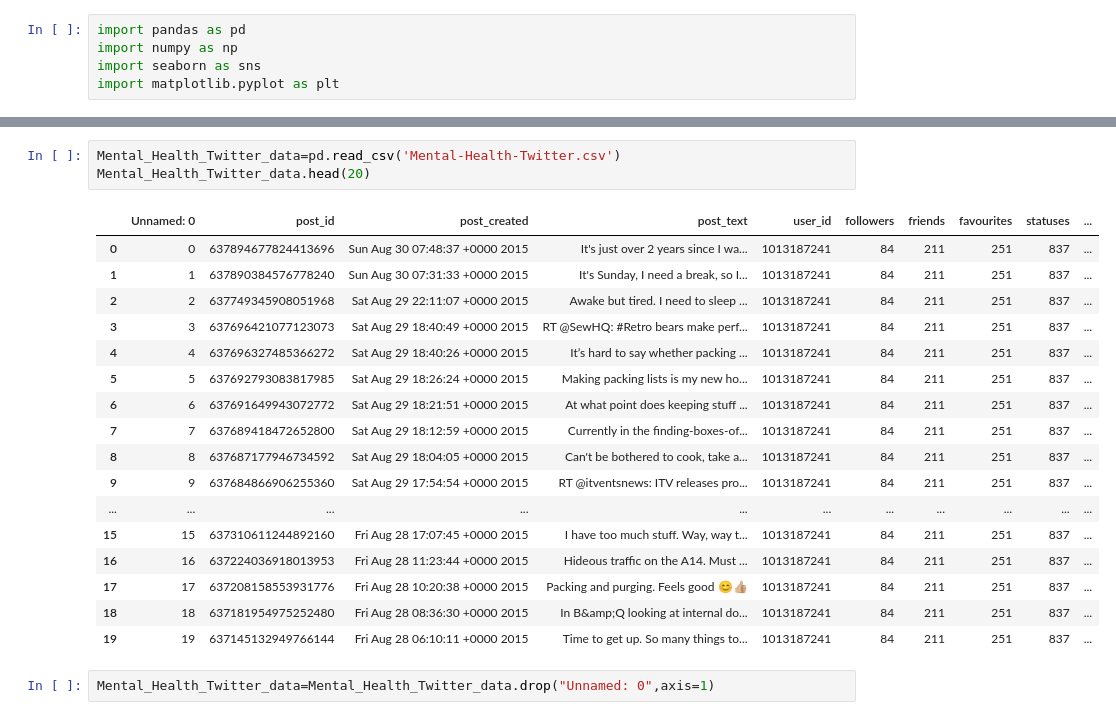
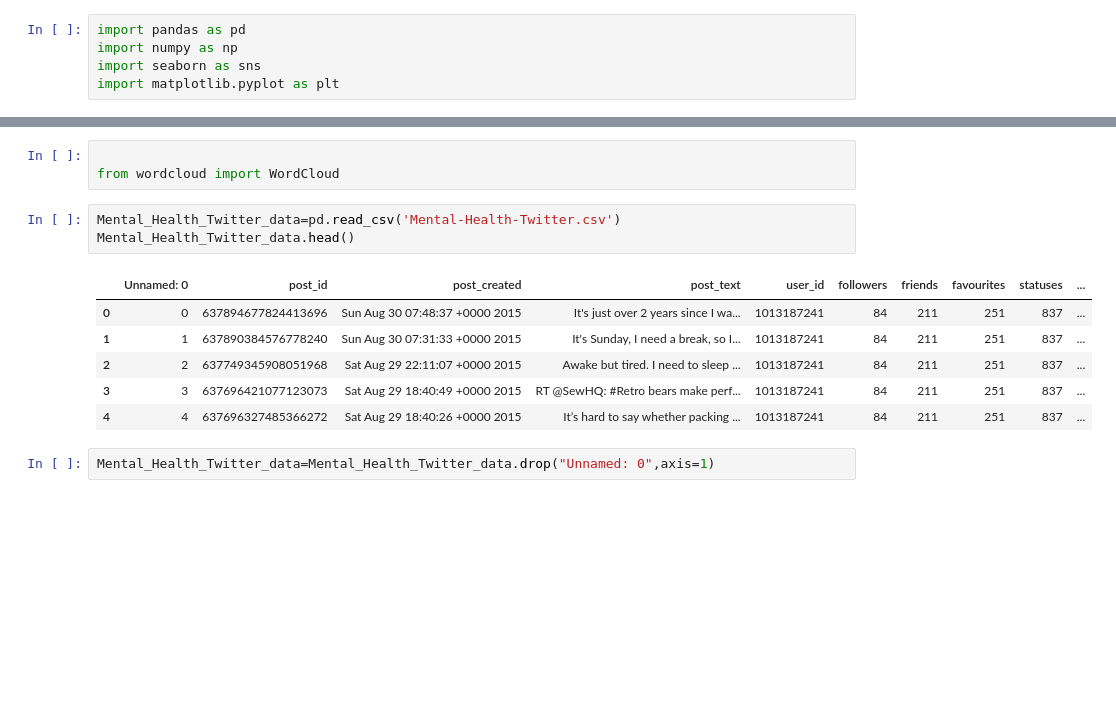
Before and after one commit to The-DigitalAcademy/CT_NLP_Project, a Jupyter notebook: Main_NLP.ipynb, the cells around one changed output, grey strips where cells are left out. Cells and saved outputs as stored; diff of their text form; blank space fills up the shorter version.

```diff
--- a/Main_NLP.ipynb
+++ b/Main_NLP.ipynb
@@ -6,24 +47,16 @@ import matplotlib.pyplot as plt
+# %%
+
+from wordcloud import WordCloud
 # %%
 Mental_Health_Twitter_data=pd.read_csv('Mental-Health-Twitter.csv')
-Mental_Health_Twitter_data.head(20)
+Mental_Health_Twitter_data.head()
 # %% [output]
 |  | Unnamed: 0 | post_id | post_created | post_text | user_id | followers | friends | favourites | statuses | ... |
 | 0 | 0 | 637894677824413696 | Sun Aug 30 07:48:37 +0000 2015 | It's just over 2 years since I wa... | 1013187241 | 84 | 211 | 251 | 837 | ... |
 | 1 | 1 | 637890384576778240 | Sun Aug 30 07:31:33 +0000 2015 | It's Sunday, I need a break, so I... | 1013187241 | 84 | 211 | 251 | 837 | ... |
 | 2 | 2 | 637749345908051968 | Sat Aug 29 22:11:07 +0000 2015 | Awake but tired. I need to sleep ... | 1013187241 | 84 | 211 | 251 | 837 | ... |
 | 3 | 3 | 637696421077123073 | Sat Aug 29 18:40:49 +0000 2015 | RT @SewHQ: #Retro bears make perf... | 1013187241 | 84 | 211 | 251 | 837 | ... |
 | 4 | 4 | 637696327485366272 | Sat Aug 29 18:40:26 +0000 2015 | It’s hard to say whether packing ... | 1013187241 | 84 | 211 | 251 | 837 | ... |
-| 5 | 5 | 637692793083817985 | Sat Aug 29 18:26:24 +0000 2015 | Making packing lists is my new ho... | 1013187241 | 84 | 211 | 251 | 837 | ... |
-| 6 | 6 | 637691649943072772 | Sat Aug 29 18:21:51 +0000 2015 | At what point does keeping stuff ... | 1013187241 | 84 | 211 | 251 | 837 | ... |
-| 7 | 7 | 637689418472652800 | Sat Aug 29 18:12:59 +0000 2015 | Currently in the finding-boxes-of... | 1013187241 | 84 | 211 | 251 | 837 | ... |
-| 8 | 8 | 637687177946734592 | Sat Aug 29 18:04:05 +0000 2015 | Can't be bothered to cook, take a... | 1013187241 | 84 | 211 | 251 | 837 | ... |
-| 9 | 9 | 637684866906255360 | Sat Aug 29 17:54:54 +0000 2015 | RT @itventsnews: ITV releases pro... | 1013187241 | 84 | 211 | 251 | 837 | ... |
-| ... | ... | ... | ... | ... | ... | ... | ... | ... | ... | ... |
-| 15 | 15 | 637310611244892160 | Fri Aug 28 17:07:45 +0000 2015 | I have too much stuff. Way, way t... | 1013187241 | 84 | 211 | 251 | 837 | ... |
-| 16 | 16 | 637224036918013953 | Fri Aug 28 11:23:44 +0000 2015 | Hideous traffic on the A14. Must ... | 1013187241 | 84 | 211 | 251 | 837 | ... |
-| 17 | 17 | 637208158553931776 | Fri Aug 28 10:20:38 +0000 2015 | Packing and purging. Feels good 😊👍🏼 | 1013187241 | 84 | 211 | 251 | 837 | ... |
-| 18 | 18 | 637181954975252480 | Fri Aug 28 08:36:30 +0000 2015 | In B&amp;Q looking at internal do... | 1013187241 | 84 | 211 | 251 | 837 | ... |
-| 19 | 19 | 637145132949766144 | Fri Aug 28 06:10:11 +0000 2015 | Time to get up. So many things to... | 1013187241 | 84 | 211 | 251 | 837 | ... |
 # %%
 Mental_Health_Twitter_data=Mental_Health_Twitter_data.drop("Unnamed: 0",axis=1)
 # %%
```
Also changed, not shown: parts of 67 cells of this notebook.
